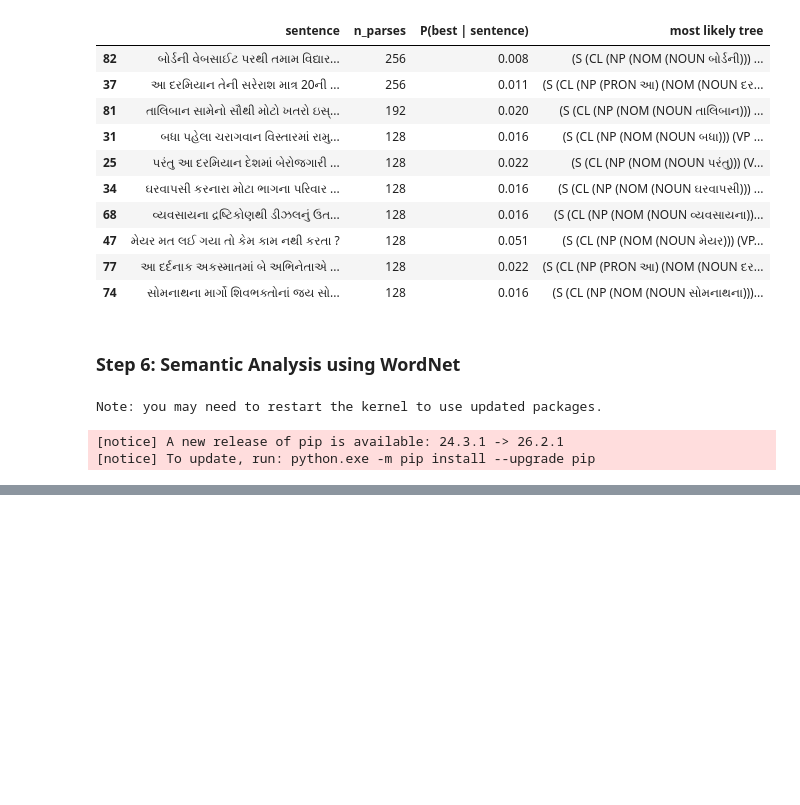
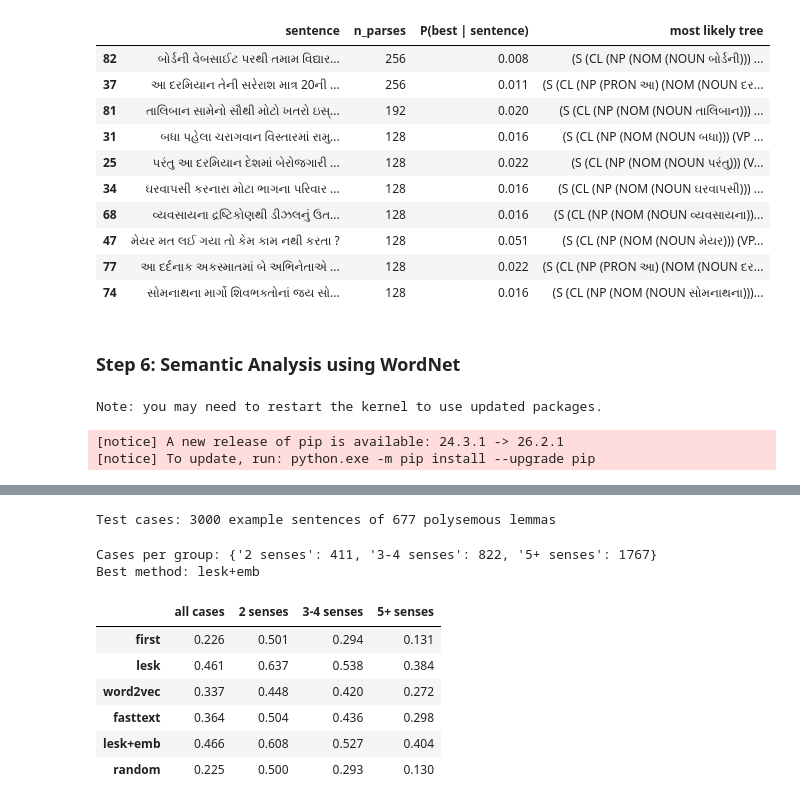
Before and after one commit to Samyak-Vishrani/Gujarati_News_NLP, a Jupyter notebook: mini_project.ipynb, the cells around one changed output, grey strips where cells are left out. Drawn from its saved outputs; the diff is of its cells as text; code cells hidden in the pictures; blank space fills up the shorter version.

```diff
--- a/mini_project.ipynb
+++ b/mini_project.ipynb
@@ -1839,0 +2394,11 @@ for i in (1, 13):
+# %%
+# Static embeddings give ONE vector per word, so all senses of a polysemous word are mixed together.
+# Frequent polysemous corpus words (>= 3 IndoWordNet senses), their senses and their FastText neighbours:
+ambiguous = [l for l, _ in lemma_freq.most_common(2000)
+             if len(l) >= 3 and l in ft.wv.key_to_index and len(iwn.synsets(l)) >= 3][:8]
+for lemma in ambiguous:
+    senses = iwn.synsets(lemma)
+    print(f'{lemma}  ({len(senses)} senses, corpus frequency {lemma_freq[lemma]})')
+    for s in senses[:4]:
+        print(f'    [{s.pos()}] {s.gloss()[:80]}')
+    print('    FastText neighbours:', ', '.join(n for n, _ in ft.wv.most_similar(lemma, topn=8)), '\n')
@@ -1839,0 +2499,45 @@ for i in (1, 13):
+# %%
+# Evaluation with sense-annotated data taken from IndoWordNet itself: each example sentence of a synset
+# shows the word used in that sense. For polysemous corpus lemmas every example becomes a test case
+# (context = the example sentence, gold = its synset). The example is removed from the sense signatures
+# (leave-one-out), so the answer is never visible to the disambiguator.
+MAX_CASES = 3000
+test_cases = []
+for lemma, _ in lemma_freq.most_common(5000):
+    senses = iwn.synsets(lemma)
+    if len(lemma) < 3 or len(senses) < 2:
+        continue
+    for s in senses:
+        for ex in s.examples():
+            if prep(ex):
+                test_cases.append((lemma, ex, s.synset_id(), len(senses)))
+test_cases = test_cases[:MAX_CASES]
+print(f'Test cases: {len(test_cases)} example sentences of {len({c[0] for c in test_cases})} polysemous lemmas')
+
+results = {m: [] for m in METHODS}
+for lemma, ex, gold_id, _ in tqdm(test_cases, desc='Disambiguating'):
+    for m in METHODS:
+        pred, _ = disambiguate(lemma, prep(ex), m, exclude_example=ex)
+        results[m].append(pred.synset_id() == gold_id)
+
+n_senses_case = np.array([c[3] for c in test_cases])
+bucket = pd.cut(n_senses_case, [1, 2, 4, 10 ** 6], labels=['2 senses', '3-4 senses', '5+ senses'])
+acc = pd.DataFrame({m: results[m] for m in METHODS}, dtype=float)
+acc['random'] = 1 / n_senses_case          # expected accuracy of a random guess
+wsd_summary = pd.concat([acc.mean().rename('all cases'), acc.groupby(bucket, observed=True).mean().T], axis=1)
+
+best_method = wsd_summary['all cases'].drop(['random', 'first']).idxmax()
+print('Cases per group:', pd.Series(bucket).value_counts().sort_index().to_dict())
+print(f'Best method: {best_method}')
+wsd_summary.round(3)
+# %% [output]
+Test cases: 3000 example sentences of 677 polysemous lemmas
+Cases per group: {'2 senses': 411, '3-4 senses': 822, '5+ senses': 1767}
+Best method: lesk+emb
+|  | all cases | 2 senses | 3-4 senses | 5+ senses |
+| first | 0.226 | 0.501 | 0.294 | 0.131 |
+| lesk | 0.461 | 0.637 | 0.538 | 0.384 |
+| word2vec | 0.337 | 0.448 | 0.420 | 0.272 |
+| fasttext | 0.364 | 0.504 | 0.436 | 0.298 |
+| lesk+emb | 0.466 | 0.608 | 0.527 | 0.404 |
+| random | 0.225 | 0.500 | 0.293 | 0.130 |
```
Also changed, not shown: parts of 29 cells of this notebook.
